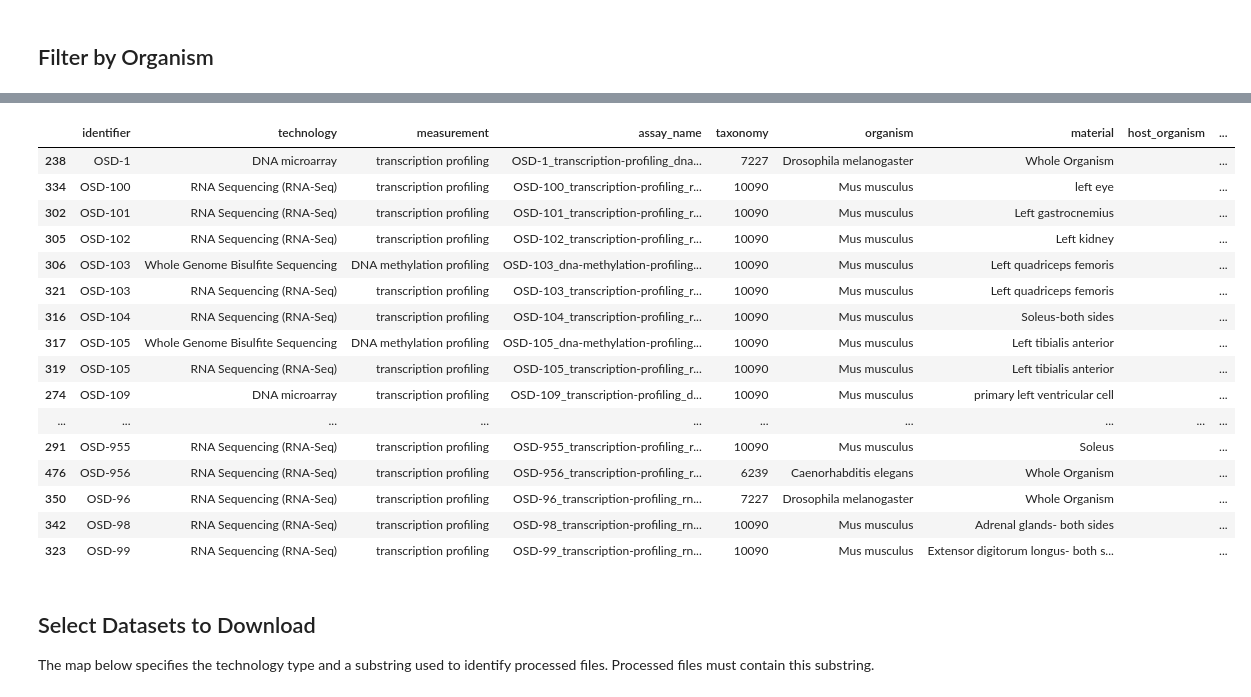
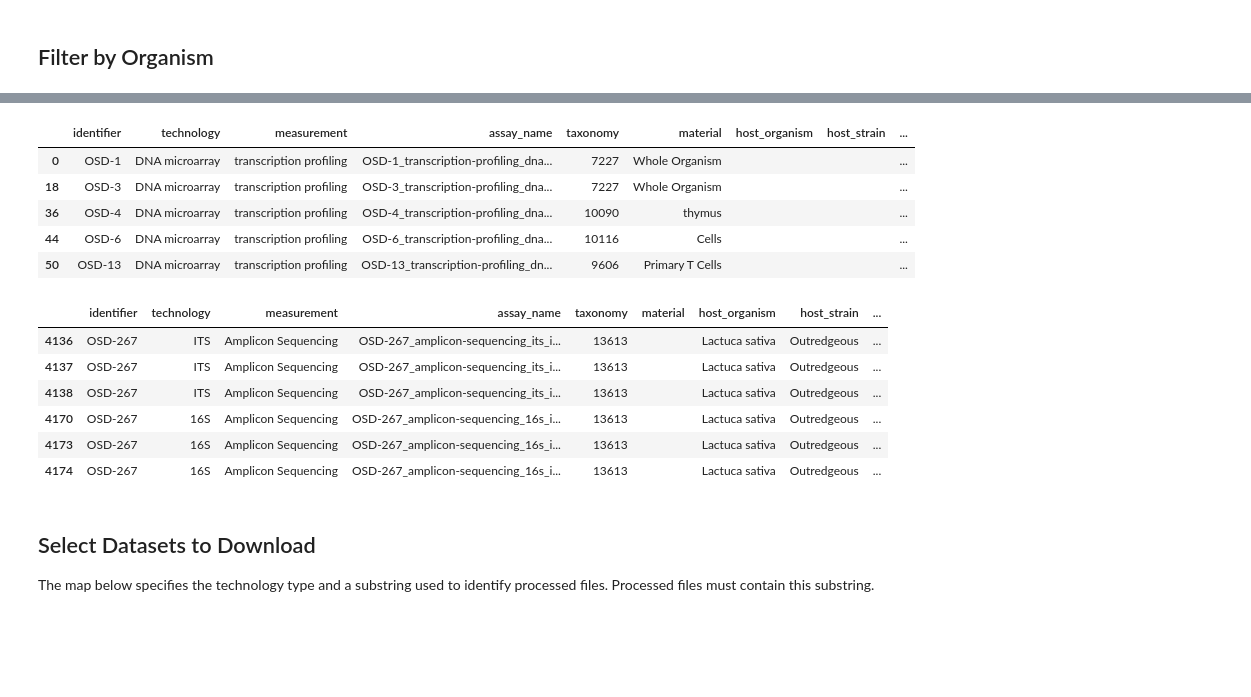
Before and after one commit to asaravia-butler/spoke_genelab, a Jupyter notebook: notebooks/1_download_datasets.ipynb, the cells around one changed output, grey strips where cells are left out. Saved outputs shown, nothing was run; the diff lists cells and outputs as text; code cells hidden in the pictures; blank space fills up the shorter version.

```diff
--- a/notebooks/1_download_datasets.ipynb
+++ b/notebooks/1_download_datasets.ipynb
@@ -105,26 +100,27 @@ Filtered organisms: ['7227' '10090' '6239' '3702' '9606' '1423' '13613' '287' '1
+# %%
+dataset_info.head()
+# %% [output]
+|  | identifier | technology | measurement | assay_name | taxonomy | material | host_organism | host_strain | ... |
+| 0 | OSD-1 | DNA microarray | transcription profiling | OSD-1_transcription-profiling_dna... | 7227 | Whole Organism |  |  | ... |
+| 18 | OSD-3 | DNA microarray | transcription profiling | OSD-3_transcription-profiling_dna... | 7227 | Whole Organism |  |  | ... |
+| 36 | OSD-4 | DNA microarray | transcription profiling | OSD-4_transcription-profiling_dna... | 10090 | thymus |  |  | ... |
+| 44 | OSD-6 | DNA microarray | transcription profiling | OSD-6_transcription-profiling_dna... | 10116 | Cells |  |  | ... |
+| 50 | OSD-13 | DNA microarray | transcription profiling | OSD-13_transcription-profiling_dn... | 9606 | Primary T Cells |  |  | ... |
 # %%
-dataset_info = dataset_info[["identifier", "technology", "measurement", "assay_name", "taxonomy", "organism", "material", "host_organism", "host_taxonomy", "host_strain"]].copy()
-dataset_info.drop_duplicates(inplace=True)
-dataset_info.fillna("", inplace=True)
-dataset_info.head(1000)
+# dataset_info = dataset_info[["identifier", "technology", "measurement", "assay_name", "taxonomy", "organism", "material", "host_organism", "host_taxonomy", "host_strain"]].copy()
+#dataset_info = dataset_info[["identifier", "technology", "measurement", "assay_name", "taxonomy", "organism", "material", "host_organism", "host_taxonomy", "host_strain", "filename", "url", "differential_analysis_method"]].copy()
+#dataset_info.drop_duplicates(inplace=True)
+#dataset_info.fillna("", inplace=True)
+#dataset_info.head(1000)
+dataset_info[dataset_info["identifier"] == "OSD-267"].head(1000)
 # %% [output]
-|  | identifier | technology | measurement | assay_name | taxonomy | organism | material | host_organism | ... |
-| 238 | OSD-1 | DNA microarray | transcription profiling | OSD-1_transcription-profiling_dna... | 7227 | Drosophila melanogaster | Whole Organism |  | ... |
-| 334 | OSD-100 | RNA Sequencing (RNA-Seq) | transcription profiling | OSD-100_transcription-profiling_r... | 10090 | Mus musculus | left eye |  | ... |
-| 302 | OSD-101 | RNA Sequencing (RNA-Seq) | transcription profiling | OSD-101_transcription-profiling_r... | 10090 | Mus musculus | Left gastrocnemius |  | ... |
-| 305 | OSD-102 | RNA Sequencing (RNA-Seq) | transcription profiling | OSD-102_transcription-profiling_r... | 10090 | Mus musculus | Left kidney |  | ... |
-| 306 | OSD-103 | Whole Genome Bisulfite Sequencing | DNA methylation profiling | OSD-103_dna-methylation-profiling... | 10090 | Mus musculus | Left quadriceps femoris |  | ... |
-| 321 | OSD-103 | RNA Sequencing (RNA-Seq) | transcription profiling | OSD-103_transcription-profiling_r... | 10090 | Mus musculus | Left quadriceps femoris |  | ... |
-| 316 | OSD-104 | RNA Sequencing (RNA-Seq) | transcription profiling | OSD-104_transcription-profiling_r... | 10090 | Mus musculus | Soleus-both sides |  | ... |
-| 317 | OSD-105 | Whole Genome Bisulfite Sequencing | DNA methylation profiling | OSD-105_dna-methylation-profiling... | 10090 | Mus musculus | Left tibialis anterior |  | ... |
-| 319 | OSD-105 | RNA Sequencing (RNA-Seq) | transcription profiling | OSD-105_transcription-profiling_r... | 10090 | Mus musculus | Left tibialis anterior |  | ... |
-| 274 | OSD-109 | DNA microarray | transcription profiling | OSD-109_transcription-profiling_d... | 10090 | Mus musculus | primary left ventricular cell |  | ... |
-| ... | ... | ... | ... | ... | ... | ... | ... | ... | ... |
-| 291 | OSD-955 | RNA Sequencing (RNA-Seq) | transcription profiling | OSD-955_transcription-profiling_r... | 10090 | Mus musculus | Soleus |  | ... |
-| 476 | OSD-956 | RNA Sequencing (RNA-Seq) | transcription profiling | OSD-956_transcription-profiling_r... | 6239 | Caenorhabditis elegans | Whole Organism |  | ... |
-| 350 | OSD-96 | RNA Sequencing (RNA-Seq) | transcription profiling | OSD-96_transcription-profiling_rn... | 7227 | Drosophila melanogaster | Whole Organism |  | ... |
-| 342 | OSD-98 | RNA Sequencing (RNA-Seq) | transcription profiling | OSD-98_transcription-profiling_rn... | 10090 | Mus musculus | Adrenal glands- both sides |  | ... |
-| 323 | OSD-99 | RNA Sequencing (RNA-Seq) | transcription profiling | OSD-99_transcription-profiling_rn... | 10090 | Mus musculus | Extensor digitorum longus- both s... |  | ... |
+|  | identifier | technology | measurement | assay_name | taxonomy | material | host_organism | host_strain | ... |
+| 4136 | OSD-267 | ITS | Amplicon Sequencing | OSD-267_amplicon-sequencing_its_i... | 13613 |  | Lactuca sativa | Outredgeous | ... |
+| 4137 | OSD-267 | ITS | Amplicon Sequencing | OSD-267_amplicon-sequencing_its_i... | 13613 |  | Lactuca sativa | Outredgeous | ... |
+| 4138 | OSD-267 | ITS | Amplicon Sequencing | OSD-267_amplicon-sequencing_its_i... | 13613 |  | Lactuca sativa | Outredgeous | ... |
+| 4170 | OSD-267 | 16S | Amplicon Sequencing | OSD-267_amplicon-sequencing_16s_i... | 13613 |  | Lactuca sativa | Outredgeous | ... |
+| 4173 | OSD-267 | 16S | Amplicon Sequencing | OSD-267_amplicon-sequencing_16s_i... | 13613 |  | Lactuca sativa | Outredgeous | ... |
+| 4174 | OSD-267 | 16S | Amplicon Sequencing | OSD-267_amplicon-sequencing_16s_i... | 13613 |  | Lactuca sativa | Outredgeous | ... |
 # %% [markdown]
 ## Select Datasets to Download
 The map below specifies the technology type and a substring used to identify processed files. Processed files must contain this substring.
```
Also changed, not shown: parts of 8 cells of this notebook, 26 other files.
